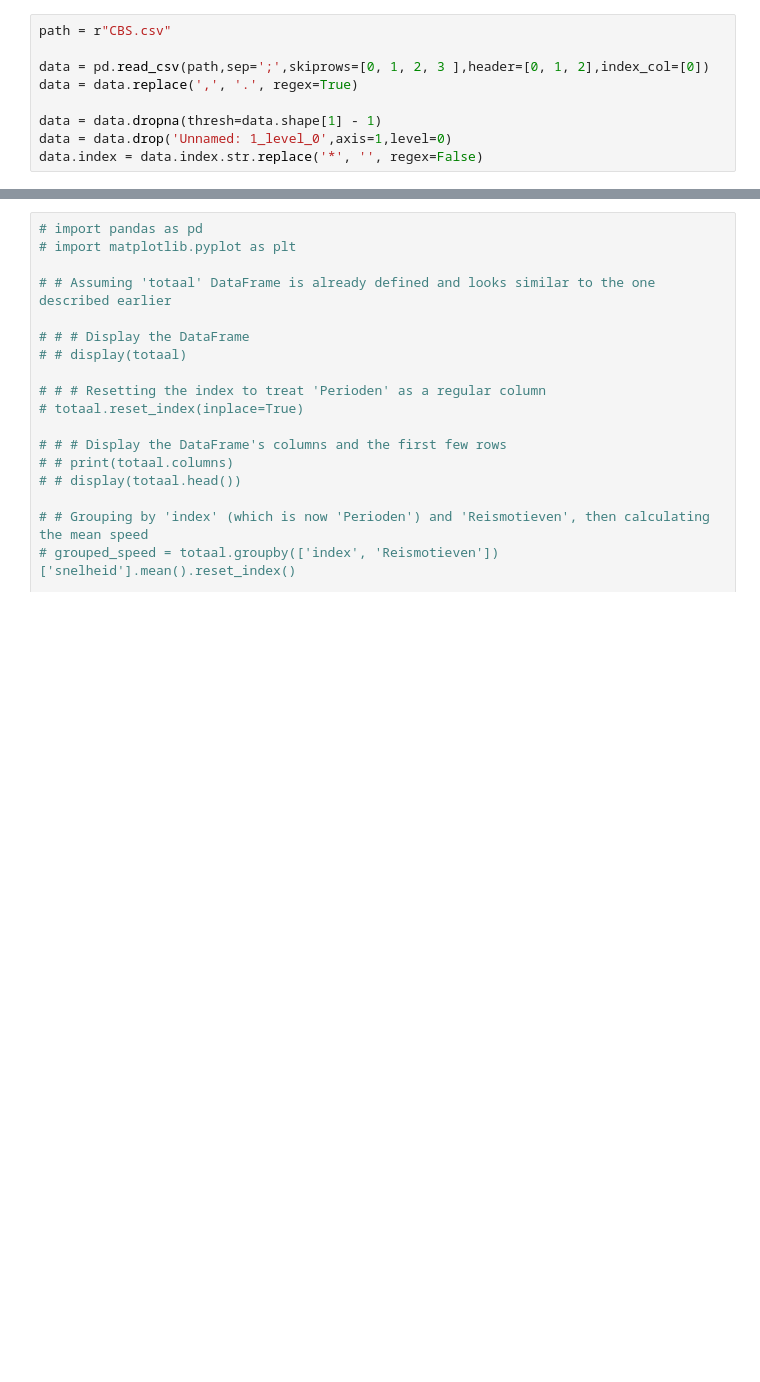
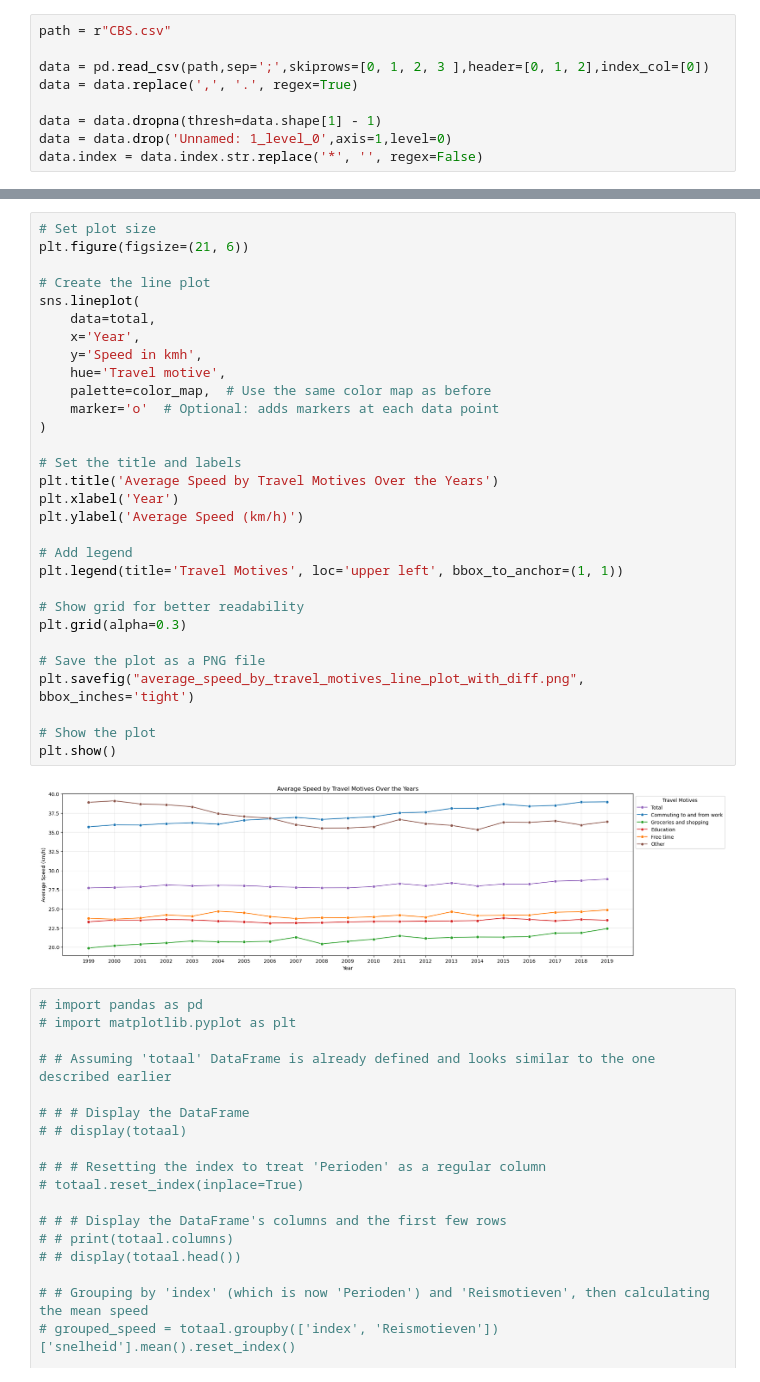
Before and after one commit to WoutevdH/TIL6020-LabAssignments, a Jupyter notebook: test patrick en martijn.ipynb, the cells around one changed output, grey strips where cells are left out. Drawn from its saved outputs; the diff is of its cells as text; blank space fills up the shorter version.

```diff
--- a/test patrick en martijn.ipynb
+++ b/test patrick en martijn.ipynb
@@ -136,3 +156,35 @@ which can be installed using pip:
+# %%
+# Set plot size
+plt.figure(figsize=(21, 6))
+
+# Create the line plot
+sns.lineplot(
+    data=total,
+    x='Year',
+    y='Speed in kmh',
+    hue='Travel motive',
+    palette=color_map,  # Use the same color map as before
+    marker='o'  # Optional: adds markers at each data point
+)
+
+# Set the title and labels
+plt.title('Average Speed by Travel Motives Over the Years')
+plt.xlabel('Year')
+plt.ylabel('Average Speed (km/h)')
+
+# Add legend
+plt.legend(title='Travel Motives', loc='upper left', bbox_to_anchor=(1, 1))
+
+# Show grid for better readability
+plt.grid(alpha=0.3)
+
+# Save the plot as a PNG file
+plt.savefig("average_speed_by_travel_motives_line_plot_with_diff.png", bbox_inches='tight')
+
+# Show the plot
+plt.show()
+# %% [output]
+[figure, added]
 # %%
 # import pandas as pd
 # import matplotlib.pyplot as plt
```
Also changed, not shown: parts of 3 cells of this notebook, 4 other files.
